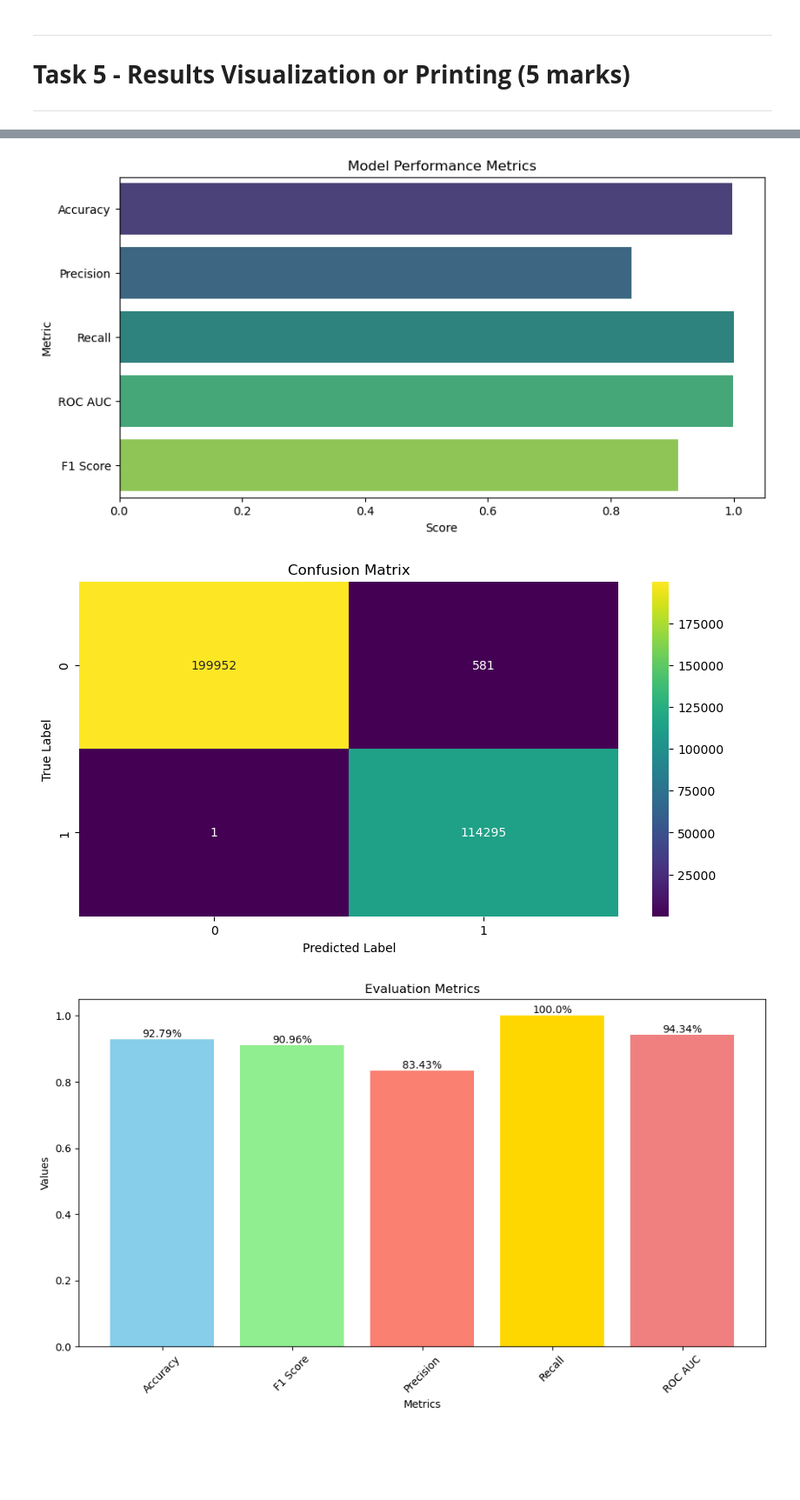
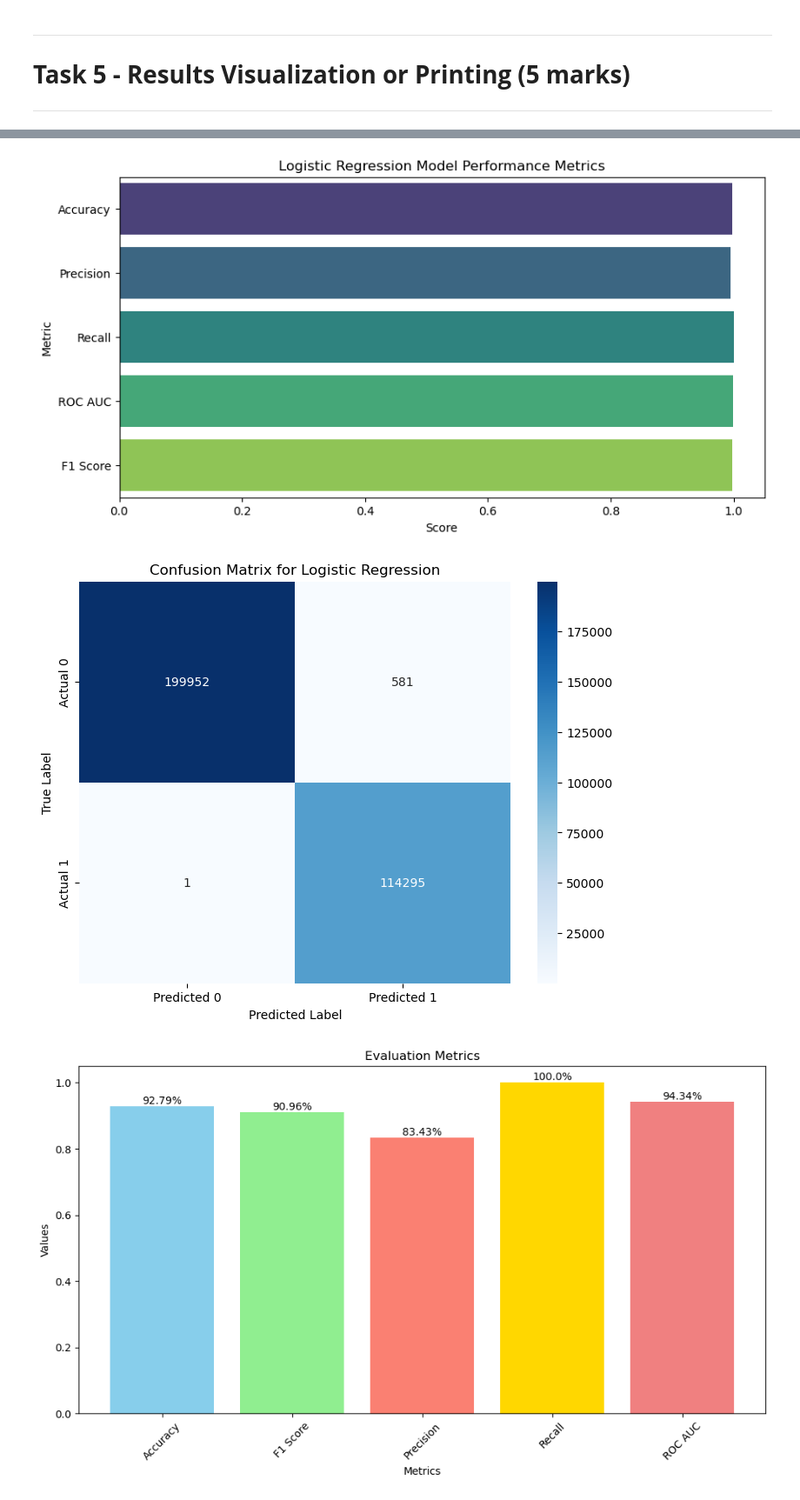
Before and after one commit to Mr-Mens/Big-Data-Course-Work, a Jupyter notebook: Group_ID_13_CRWK_CN7030.ipynb, the cells around one changed output, grey strips where cells are left out. Shown at 87% size. Cells and saved outputs as stored; diff of their text form; code cells hidden in the pictures; blank space fills up the shorter version.

Commit message:
sorted variable names conflict

```diff
--- a/Group_ID_13_CRWK_CN7030.ipynb
+++ b/Group_ID_13_CRWK_CN7030.ipynb
@@ -755,45 +767,44 @@ confusion_matrix.show()
 ---
 # %%
 ##1st student name: Philip Acquaye-Mensah
-from pyspark.sql import SparkSession
-from pyspark.sql.types import StructType, StructField, StringType, DoubleType
+# Import visualization libraries
 import matplotlib.pyplot as plt
 import seaborn as sns
 
-# Start Spark session
-spark = SparkSession.builder.appName("Model Metrics").getOrCreate()
+# Define the schema for the DataFrame explicitly for Logistic Regression
+from pyspark.sql import SparkSession
+from pyspark.sql.types import StructType, StructField, StringType, DoubleType
 
-# Define the schema for the DataFrame explicitly
-schema = StructType([
+spark = SparkSession.builder.appName("Model Metrics Logistic Regression").getOrCreate()
+schema_lr = StructType([
     StructField("Metric", StringType(), True),
     StructField("Score", DoubleType(), True)
 ])
 
 # Assuming 'metrics' contains float64 types, convert them to float (Python native type)
-metrics = [float(accuracy), float(precision), float(recall), float(roc_auc), float(f1)]
-metric_names = ["Accuracy", "Precision", "Recall", "ROC AUC", "F1 Score"]
-results = list(zip(metric_names, metrics))
+metrics_lr = [float(accuracy_lr), float(precision_lr), float(recall_lr), float(roc_auc_lr), float(f1_lr)]
+metric_names_lr = ["Accuracy", "Precision", "Recall", "ROC AUC", "F1 Score"]
+results_lr = list(zip(metric_names_lr, metrics_lr))
 
-# Create DataFrame using the defined schema
-results_df = spark.createDataFrame(results, schema)
+# Create DataFrame using the defined schema for Logistic Regression
+results_df_lr = spark.createDataFrame(results_lr, schema_lr)
 
 # Convert to Pandas DataFrame for visualization
-results_df_pd = results_df.toPandas()
+results_df_pd_lr = results_df_lr.toPandas()
 
-# Plot the results
+# Plot the results for Logistic Regression
 plt.figure(figsize=(10, 5))
-sns.barplot(x="Score", y="Metric", data=results_df_pd, palette="viridis")
-plt.title("Model Performance Metrics")
+sns.barplot(x="Score", y="Metric", data=results_df_pd_lr, palette="viridis")
+plt.title("Logistic Regression Model Performance Metrics")
 plt.xlabel("Score")
 plt.ylabel("Metric")
 plt.show()
 
-# Visualize the confusion matrix
-# Note: Ensure ConfusionMatrix is properly defined, e.g., a 2D array or a properly formatted DataFrame
-plt.figure(figsize=(10, 5))
-sns.heatmap(ConfusionMatrix, annot=True, cmap="viridis", fmt="d")  # ConfusionMatrix needs to be defined
-plt.title("Confusion Matrix")
-plt.xlabel("Predicted Label")
-plt.ylabel("True Label")
+# Plot the confusion for Logistic Regression
+plt.figure(figsize=(8, 6))
+sns.heatmap(ConfusionMatrix, annot=True, fmt="d", cmap='Blues', xticklabels=['Predicted 0', 'Predicted 1'], yticklabels=['Actual 0', 'Actual 1'])
+plt.title('Confusion Matrix for Logistic Regression')
+plt.ylabel('True Label')
+plt.xlabel('Predicted Label')
 plt.show()
 # %% [output]
@@ -801,5 +812,5 @@ plt.show()
-[figure, old version]
+[figure, new version]
-[figure, old version]
+[figure, new version]
 # %%
 # 2nd student name: Mohamed Jareer Mohamed Zeenam
 
```
Also changed, not shown: parts of 25 cells of this notebook, 1 other file.
